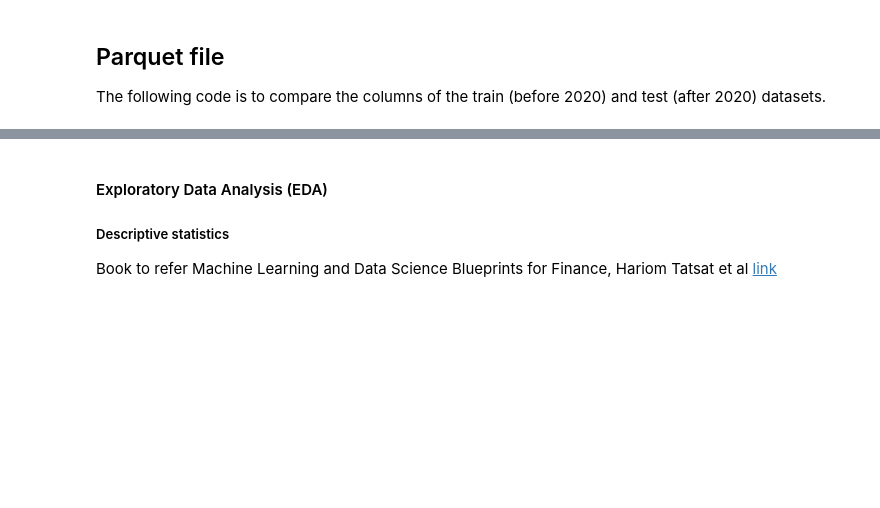
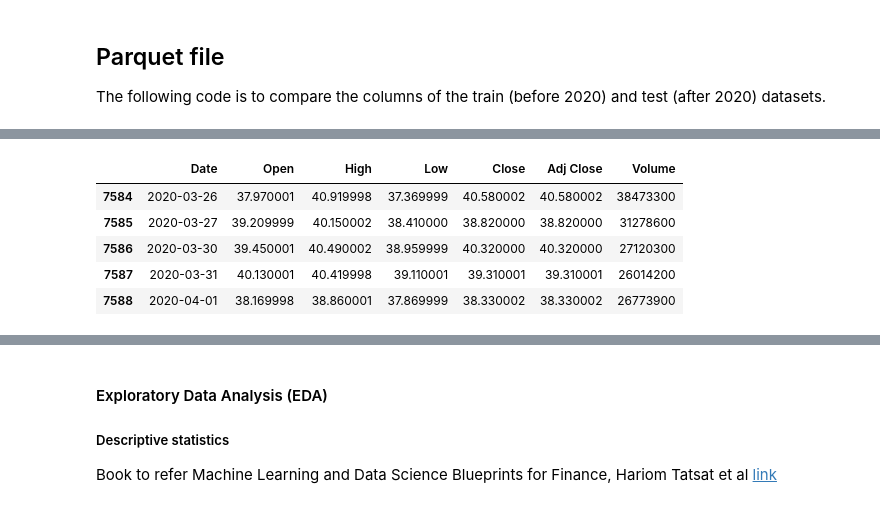
Before and after one commit to itoogii/Financial-AdvisorBot, a Jupyter notebook: reinforcement-learning/1_data_processing.ipynb, the cells around one changed output, grey strips where cells are left out. Saved outputs shown, nothing was run; the diff lists cells and outputs as text; code cells hidden in the pictures; blank space fills up the shorter version.

Commit message:
minor update and changes in RL development data prep and planning

```diff
--- a/reinforcement-learning/1_data_processing.ipynb
+++ b/reinforcement-learning/1_data_processing.ipynb
@@ -5,10 +5,9 @@ This notebook is created to experiment and work on historical stock price data.
 # %% [markdown]
 I start with converting the dataset (downloaded from Kaggle, author used yfinance) to parquet format. I am using this dataset for my personal and educational purposes.
 # %%
-# import data into pandas dataframe
 import pandas as pd
-
-def import_data(file_path: str) -> pd.DataFrame:
+# To load the csv file data into pandas dataframe
+def load_data(file_path: str) -> pd.DataFrame:
     try:
         data = pd.read_csv(file_path)
         return data
@@ -96,0 +114,5 @@ cisco_test = pd.read_parquet("parquet_test_data/CSCO.parquet", engine='pyarrow',
+# %%
+start_time = time.time()
+cisco_train_csv = load_data("yfinance_stock_data/CSCO.csv")
+end_time = time.time()
+print(f"Elapsed time loading CSV: {end_time - start_time:.4f} seconds")
@@ -112,3 +148,14 @@ display(cisco_test.tail())
 | 2026-01-28 00:00:00 | 78.93 | 79.040001 | 78.019997 | 78.959999 | 78.959999 | 14022900 |
 | 2026-01-29 00:00:00 | 79.110001 | 79.480003 | 77.629997 | 78.43 | 78.43 | 22642900 |
 | 2026-01-30 00:00:00 | 78.089996 | 78.800003 | 77.720001 | 78.32 | 78.32 | 26458400 |
+# %%
+start_time = time.time()
+display(cisco_train_csv.tail())
+print(f"Elapsed time displaying CSV data: {time.time() - start_time:.4f} seconds")
+# %% [output]
+|  | Date | Open | High | Low | Close | Adj Close | Volume |
+| 7584 | 2020-03-26 | 37.970001 | 40.919998 | 37.369999 | 40.580002 | 40.580002 | 38473300 |
+| 7585 | 2020-03-27 | 39.209999 | 40.150002 | 38.410000 | 38.820000 | 38.820000 | 31278600 |
+| 7586 | 2020-03-30 | 39.450001 | 40.490002 | 38.959999 | 40.320000 | 40.320000 | 27120300 |
+| 7587 | 2020-03-31 | 40.130001 | 40.419998 | 39.110001 | 39.310001 | 39.310001 | 26014200 |
+| 7588 | 2020-04-01 | 38.169998 | 38.860001 | 37.869999 | 38.330002 | 38.330002 | 26773900 |
```
Also changed, not shown: parts of 11 cells of this notebook, 2 other files.
